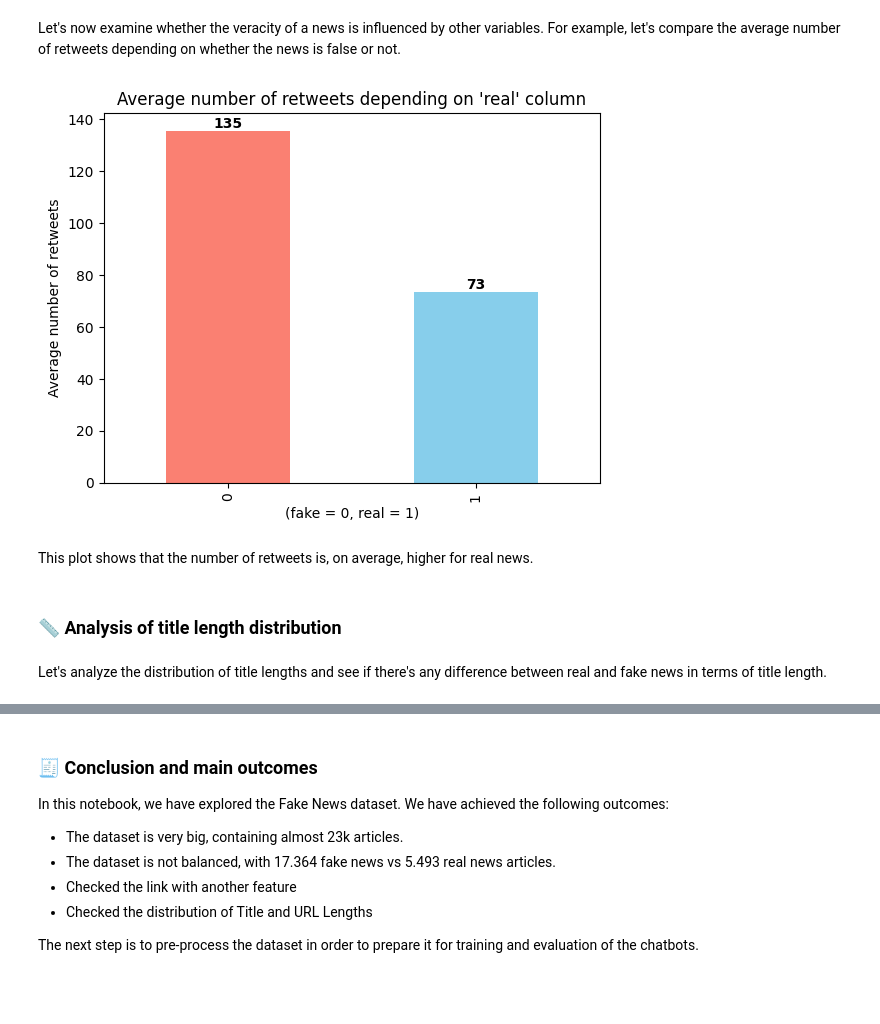
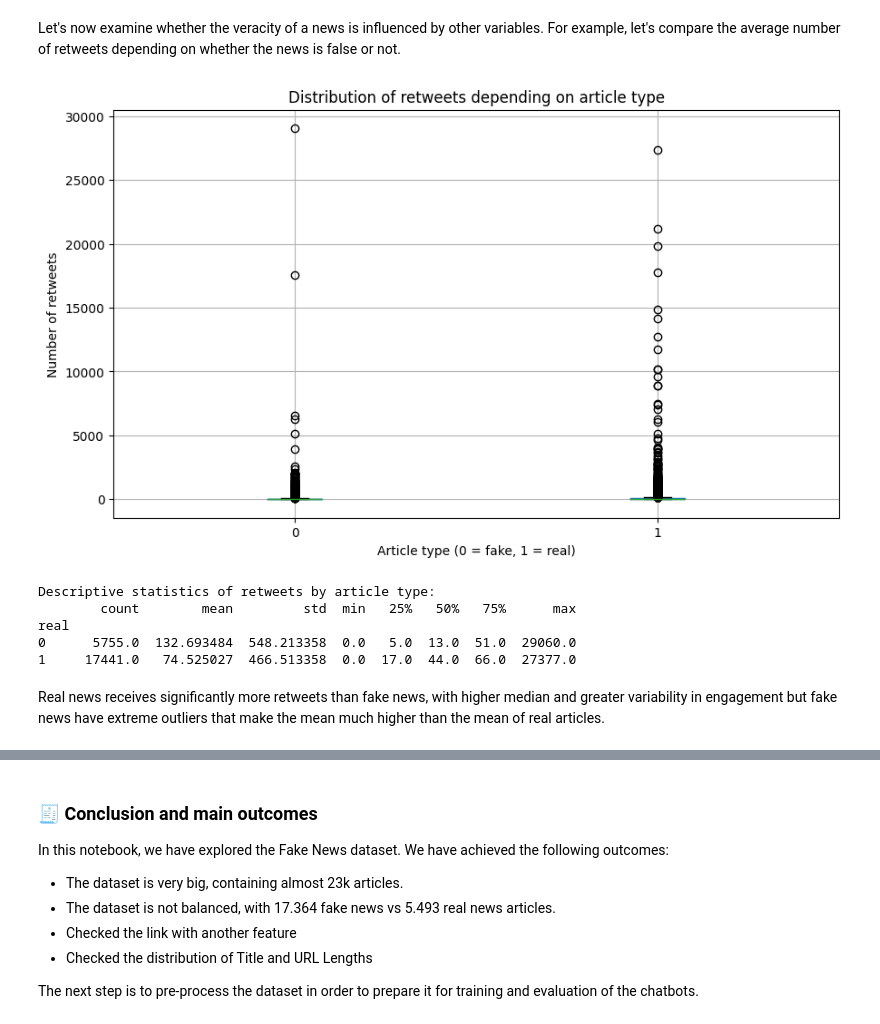
Before and after one commit to zFishStick/Cyclic-LLM-Checker, a Jupyter notebook: notebooks/analysis/dataset_3.ipynb, the cells around one changed output, grey strips where cells are left out. Drawn from its saved outputs; the diff is of its cells as text; code cells hidden in the pictures; blank space fills up the shorter version.

Commit message:
Add more analysis in dataset3

```diff
--- a/notebooks/analysis/dataset_3.ipynb
+++ b/notebooks/analysis/dataset_3.ipynb
@@ -4,4 +4,5 @@
 import pandas as pd
 
 # https://www.kaggle.com/datasets/algord/fake-news
-df = pd.read_csv("../../local_datasets/FakeNewsNet.csv", sep=",")
+df = pd.read_csv("../local_datasets/FakeNewsNet.csv", sep=",")
+df
@@ -100,31 +115,22 @@ Let's now examine whether the veracity of a news is influenced by other variable
 # %%
 import matplotlib.pyplot as plt
 
-mean_retweets = df.groupby('real')['tweet_num'].mean().sort_index()
+fig, ax = plt.subplots(figsize=(10, 6))
+df.boxplot(column='tweet_num', by='real', ax=ax)
+ax.set_title('Distribution of retweets depending on article type')
+ax.set_xlabel("Article type (0 = fake, 1 = real)")
+ax.set_ylabel("Number of retweets")
+plt.suptitle('')
+plt.show()
 
-ax = mean_retweets.plot(kind='bar', color=['salmon', 'skyblue'][:len(mean_retweets)])
-plt.xlabel("(fake = 0, real = 1)")
-plt.ylabel("Average number of retweets")
-plt.title("Average number of retweets depending on 'real' column")
-
-for p in ax.patches:
-    ax.text(
-        p.get_x() + p.get_width() / 2, # type: ignore
-        p.get_height(), # type: ignore
-        f"{int(p.get_height())}", # type: ignore
-        ha="center",
-        va="bottom",
-        fontsize=10,
-        fontweight="bold",
-        color="black"
-    )
-
-plt.show()
+print("\nDescriptive statistics of retweets by article type:")
+print(df.groupby('real')['tweet_num'].describe())
 # %% [output]
-[figure, old version]
+[figure, new version]
+Descriptive statistics of retweets by article type:
+        count        mean         std  min   25%   50%   75%      max
+real
+0      5755.0  132.693484  548.213358  0.0   5.0  13.0  51.0  29060.0
+1     17441.0   74.525027  466.513358  0.0  17.0  44.0  66.0  27377.0
 # %% [markdown]
-This plot shows that the number of retweets is, on average, higher for real news.
+Real news receives significantly more retweets than fake news, with higher median and greater variability in engagement but fake news have extreme outliers that make the mean much higher than the mean of real articles.
-# %% [markdown]
-### 📏 Analysis of title length distribution
-# %% [markdown]
-Let's analyze the distribution of title lengths and see if there's any difference between real and fake news in terms of title length.
```
Also changed, not shown: parts of 9 cells of this notebook, 1 other file.
